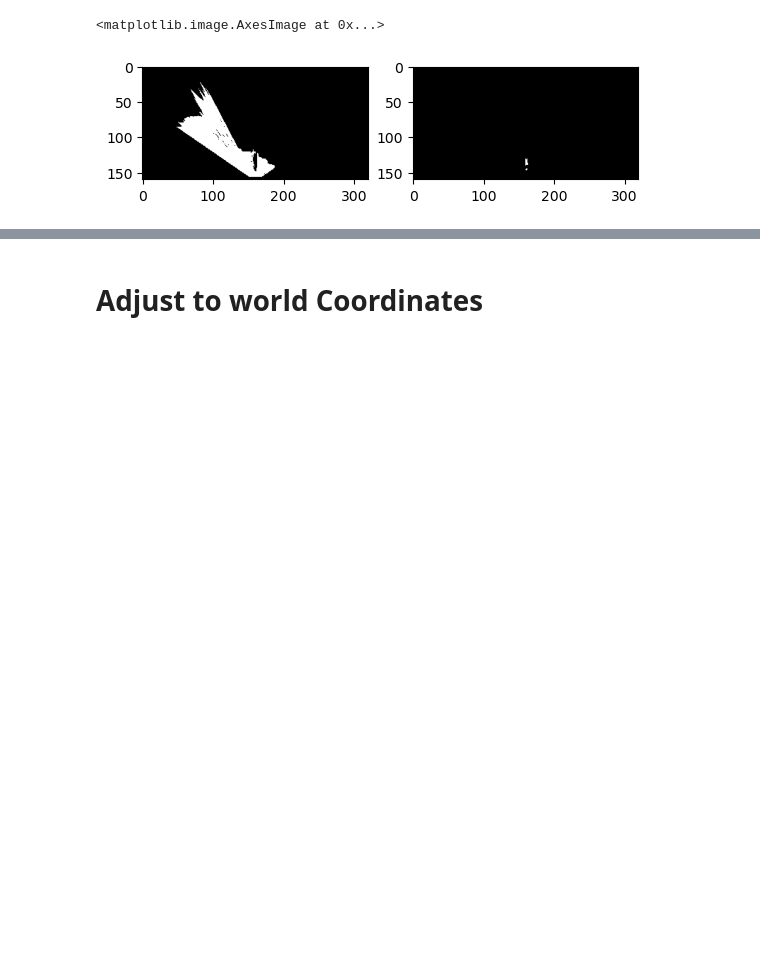
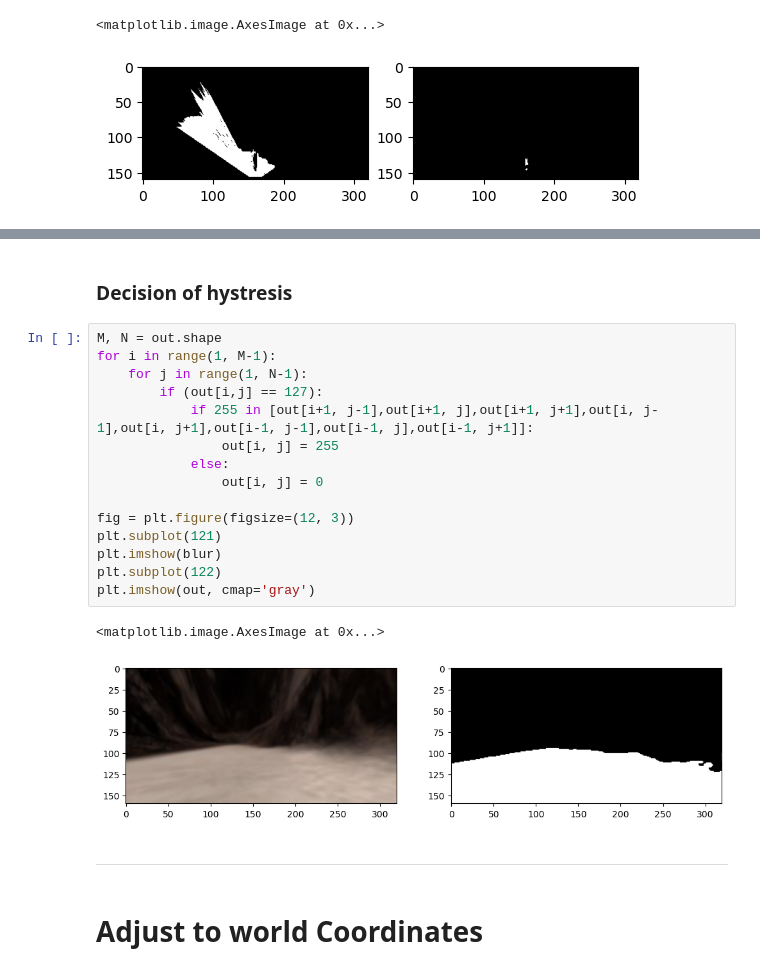
Before and after one commit to Zakaria-Madkour/Computer-Vision-, a Jupyter notebook: code/Pipeline_Stages.ipynb, the cells around one changed output, grey strips where cells are left out. Saved outputs shown, nothing was run; the diff lists cells and outputs as text; blank space fills up the shorter version.

```diff
--- a/code/Pipeline_Stages.ipynb
+++ b/code/Pipeline_Stages.ipynb
@@ -225,3 +288,25 @@ plt.imshow(rock, cmap='gray')
+# %% [markdown]
+### Decision of hystresis
+# %%
+M, N = out.shape
+for i in range(1, M-1):
+    for j in range(1, N-1):
+        if (out[i,j] == 127):
+            if 255 in [out[i+1, j-1],out[i+1, j],out[i+1, j+1],out[i, j-1],out[i, j+1],out[i-1, j-1],out[i-1, j],out[i-1, j+1]]:
+                out[i, j] = 255
+            else:
+                out[i, j] = 0
+
+fig = plt.figure(figsize=(12, 3))
+plt.subplot(121)
+plt.imshow(blur)
+plt.subplot(122)
+plt.imshow(out, cmap='gray')
+# %% [output]
+<matplotlib.image.AxesImage at 0x...>
+[figure, added]
+# %% [markdown]
+---
 # %% [markdown]
 # Adjust to world Coordinates
 # %% [markdown]
```
Also changed, not shown: parts of 8 cells of this notebook.
